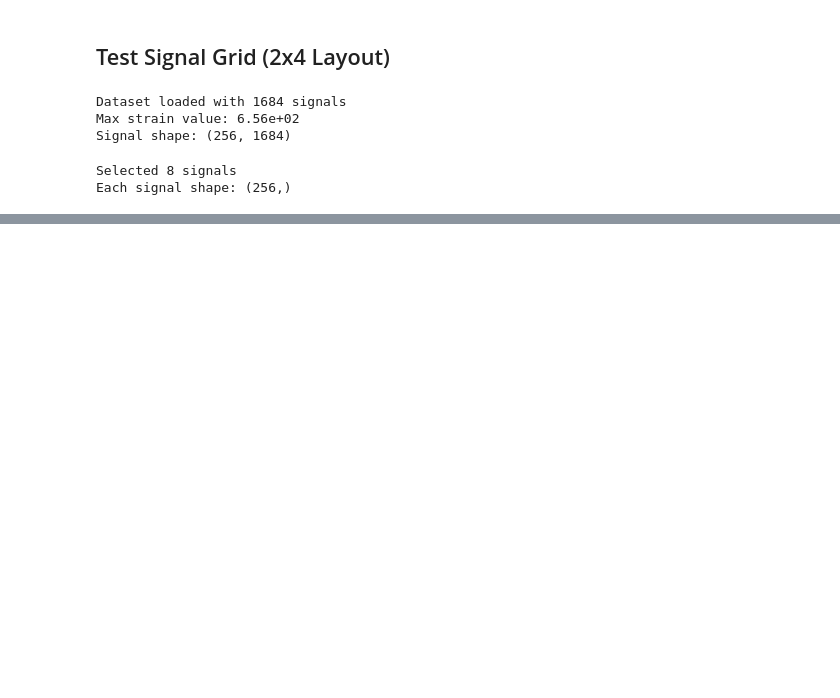
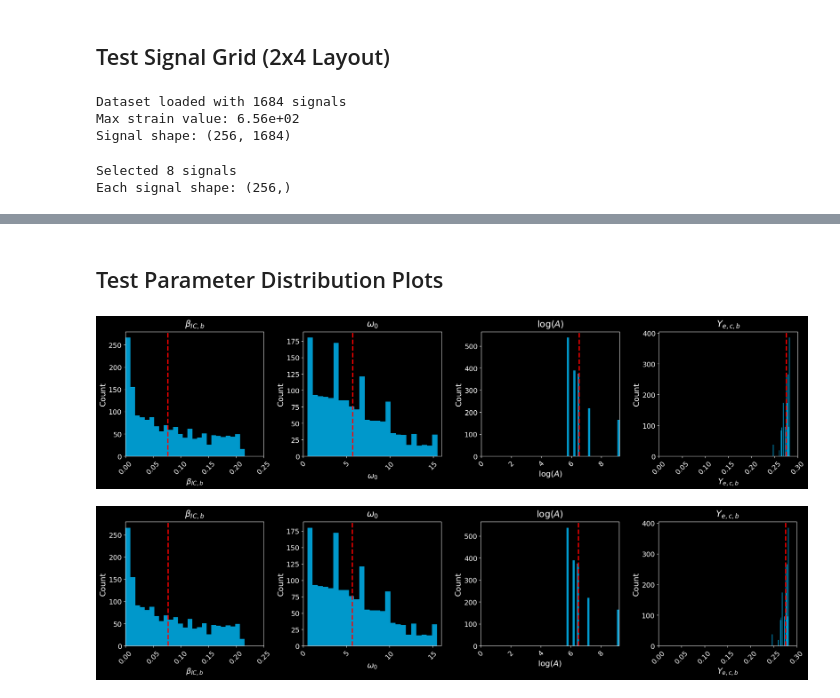
Before and after one commit to starccato/starccato-flow, a Jupyter notebook: plotting_testbed.ipynb, the cells around one changed output, grey strips where cells are left out. Cells and saved outputs as stored; diff of their text form; code cells hidden in the pictures; blank space fills up the shorter version.

```diff
--- a/plotting_testbed.ipynb
+++ b/plotting_testbed.ipynb
@@ -268,0 +311,7 @@ plot_waveform_grid(
+# %% [markdown]
+## Test Parameter Distribution Plots
+# %%
+dataset.plot_parameter_distributions_grid(background="black", fname="plots/parameter_distribution_grid.svg")
+# %% [output]
+[figure, added]
+[figure, added]
```
Also changed, not shown: parts of 13 cells of this notebook, 5 other files.
